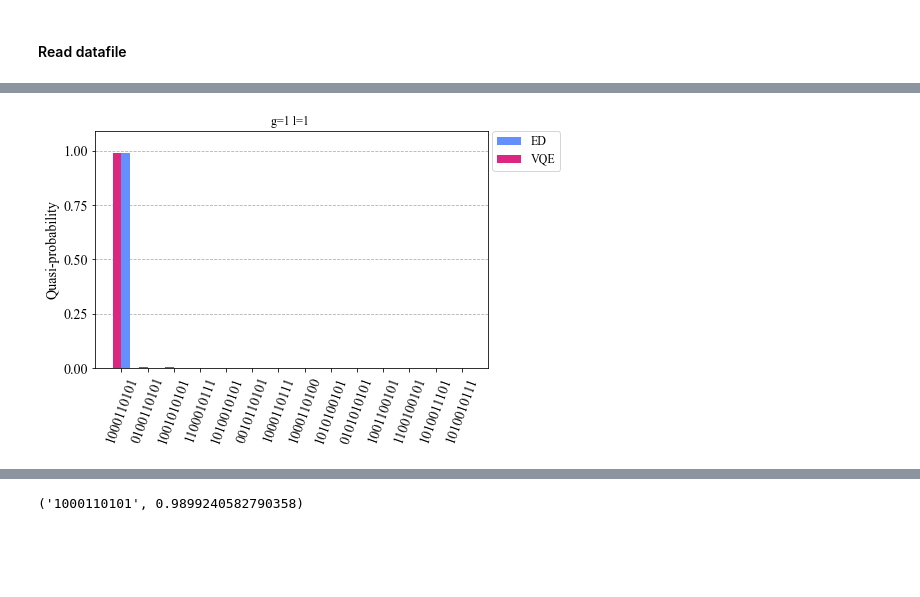
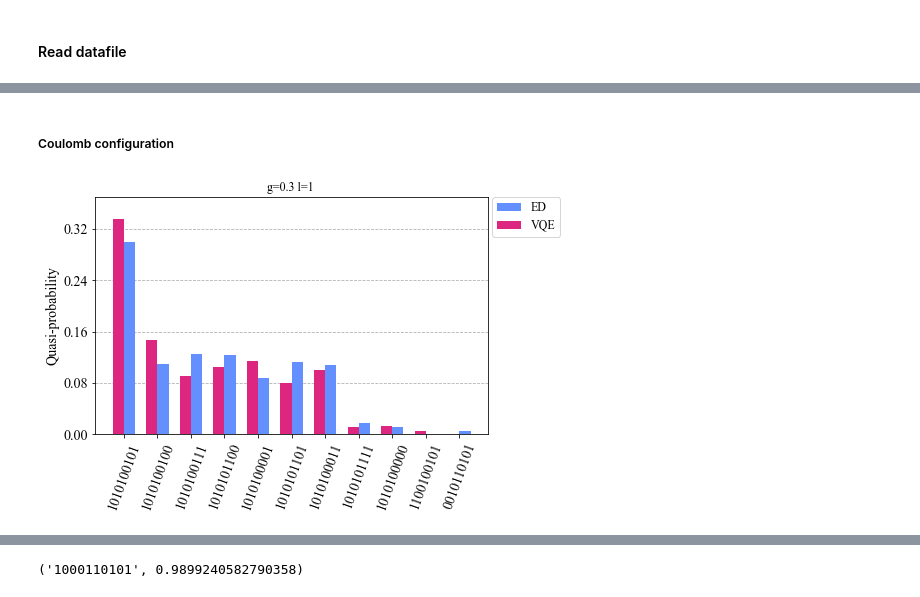
Before and after one commit to ariannacrippa/QC_lattice_H, a Jupyter notebook: notebooks/Quantinuum/static_potential_fermions.ipynb, the cells around one changed output, grey strips where cells are left out. Drawn from its saved outputs; the diff is of its cells as text; code cells hidden in the pictures; blank space fills up the shorter version.

```diff
--- a/notebooks/Quantinuum/static_potential_fermions.ipynb
+++ b/notebooks/Quantinuum/static_potential_fermions.ipynb
@@ -204,30 +215,3 @@ qubit6:q_11
 qubit7:q_01
 # %% [markdown]
 ##### Quantum circuit: with fermions
-# %%
-nlayers= 1
-entanglement='full'#triangular,linear,full
-rzlayer=False
-ngauge = class_H_oprt.len_e_op
-if puregauge:
-    n_qubits_f = 0
-else:
-    n_qubits_f = np.prod(latt.n_sites)
-
-n_qubits =int(np.ceil(np.log2(2 * l+ 1)))
-
-
-ansatz_class = Ansatz(l,ngauge,nfermions=n_qubits_f,gauge_list= class_H_oprt.uop_list,ferm_list=class_H_oprt.qop_list)
-qc_tot2,first_layer_par = ansatz_class.gauge_fermion_circuit(entanglement=entanglement,rzlayer=rzlayer,nlayers=nlayers)
-print('Total n.er of qubits:',qc_tot2.num_qubits)
-print('Total n.er of CNOT gates (Toffoli are decomposed):',dict(qc_tot2.decompose(reps=6).count_ops())['cx'])
-print('Total n.er of parameters:',qc_tot2.num_parameters)
-depth = qc_tot2.decompose(reps=4).depth(lambda x: x[0].num_qubits == 2)
-print("CNOT depth:",depth)
-#print(ansatz_class.first_layer_par)
-#parameter counts
-#ansatz_class.parameters_count(n_qubits,ngauge)
-qc_tot2.draw('mpl',fold=50,
-             style=ansatz_class.style)
-# qc_tot2.decompose(reps=6).draw('mpl',fold=50,
-#              style=ansatz_class.style)
@@ -430,11 +411,10 @@ better fidelity 1st case only string breaking: 0.999752782035963 0.0023074771842
-# %%
-from qiskit.visualization import plot_distribution
-width=510
-#TODO: test the other configurations here only -1 last one
-fig_hist=plot_distribution([dict_ed_file[-1] ,dict_vqe_file[-1] ], figsize=set_size(width),legend=['ED','VQE'] ,bar_labels=False,number_to_keep=10,sort='value_desc',
-               title=f'g={g} l={l} ')
-               #,filename=f'plots/E_0_ED_vs_VQD_test:{latt.dims}D_'+'x'.join(map(str,latt.n_sites))+f'mbasis{magnetic_basis}_puregauge{puregauge}_g{g}_pbc{pbc}_l{l}_nlayers{nlayers}_iterations{iterations}.png')
-fig_hist
-#fig_hist.savefig(f'plots/E_0_ED_vs_VQD_test:{latt.dims}D_'+'x'.join(map(str,latt.n_sites))+f'mbasis{magnetic_basis}_puregauge{puregauge}_g{g}_pbc{pbc}_l{l}_nlayers{nlayers}_iterations{iterations}.png',dpi=600, bbox_inches="tight")
-# %% [output]
-[figure, removed]
+# %% [markdown]
+##### Coulomb configuration
+# %%
+from qiskit.visualization import plot_distribution
+width=510
+fig_hist=plot_distribution([dict_ed_file[1] ,dict_vqe_file[1] ], figsize=set_size(width),legend=['ED','VQE'] ,bar_labels=False,number_to_keep=10,sort='value_desc',
+               title=f'g={np.round(g_values_file[1],2)} l=1 ')
+fig_hist
+# %% [output]
+[figure, added]
```
Also changed, not shown: parts of 17 cells of this notebook.
